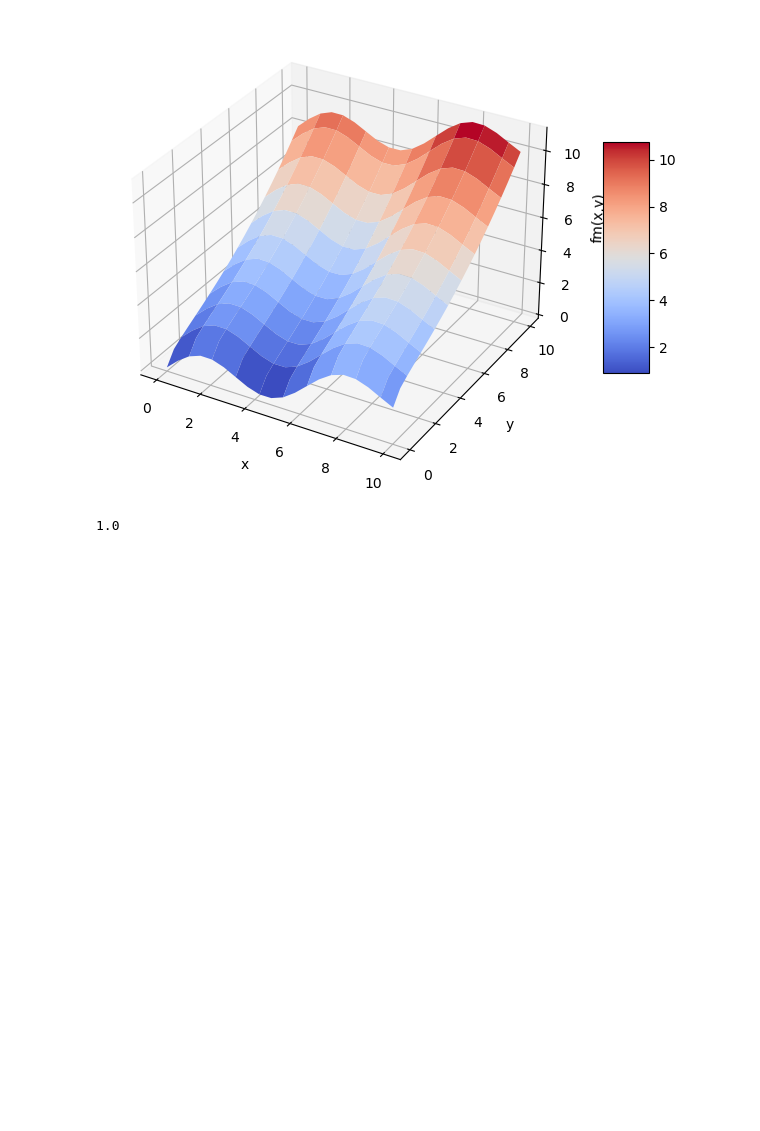
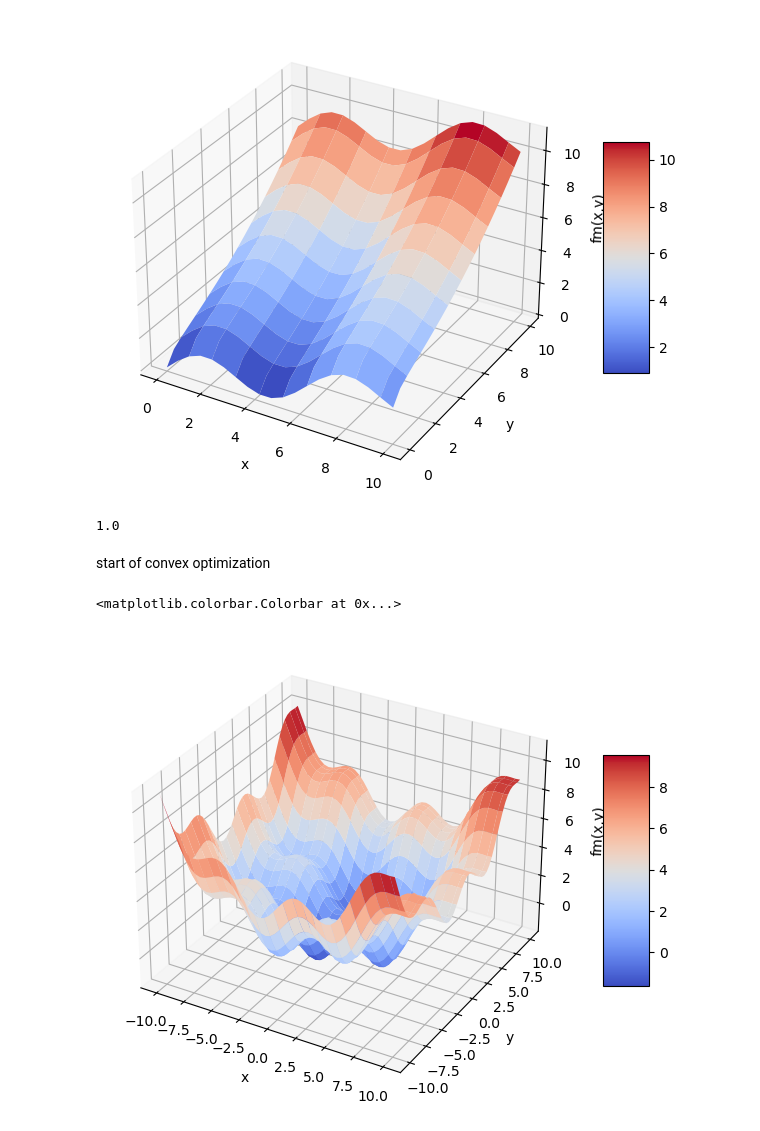
Before and after one commit to GeordieJones/financePython, a Jupyter notebook: bookPractice/mathmatics/intro_Regression.ipynb, the cells around one changed output. Saved outputs shown, nothing was run; the diff lists cells and outputs as text; code cells hidden in the pictures; blank space fills up the shorter version.

Commit message:
global optimization

```diff
--- a/bookPractice/mathmatics/intro_Regression.ipynb
+++ b/bookPractice/mathmatics/intro_Regression.ipynb
@@ -106,3 +106,28 @@ model = sm.OLS(fm(x,y), matrix).fit()
 model.rsquared
 # %% [output]
 1.0
+# %% [markdown]
+start of convex optimization
+# %%
+import numpy as np
+from mpl_toolkits.mplot3d import Axes3D
+import matplotlib as mpl
+import matplotlib.pyplot as plt
+def fm(x,y):
+    return(np.sin(x)+0.05 *x **2 + np.sin(y)+0.05 * y**2)
+
+x = np.linspace(-10,10,50)
+y = np.linspace(-10,10,50)
+X,Y = np.meshgrid(x,y)
+Z = fm(X,Y)
+
+fig = plt.figure(figsize=(9,6))
+ax = fig.add_subplot(projection = '3d')
+surf = ax.plot_surface(X,Y,Z, rstride=2,cstride=2, cmap=mpl.cm.coolwarm, linewidth=0.5, antialiased=True)
+ax.set_xlabel('x')
+ax.set_ylabel('y')
+ax.set_zlabel('fm(x,y)')
+fig.colorbar(surf,shrink=0.5, aspect = 5)
+# %% [output]
+<matplotlib.colorbar.Colorbar at 0x...>
+[figure, added]
```
Also changed, not shown: parts of 2 cells of this notebook.
